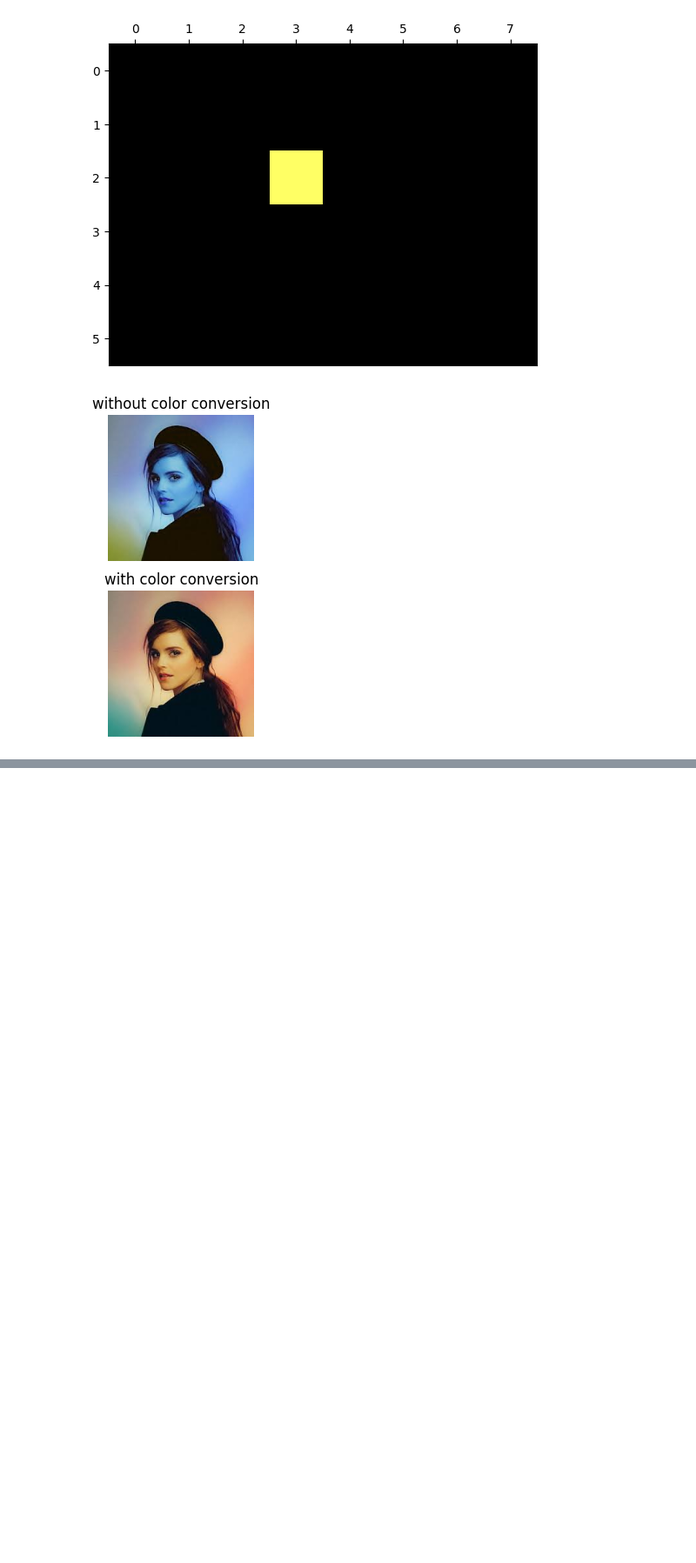
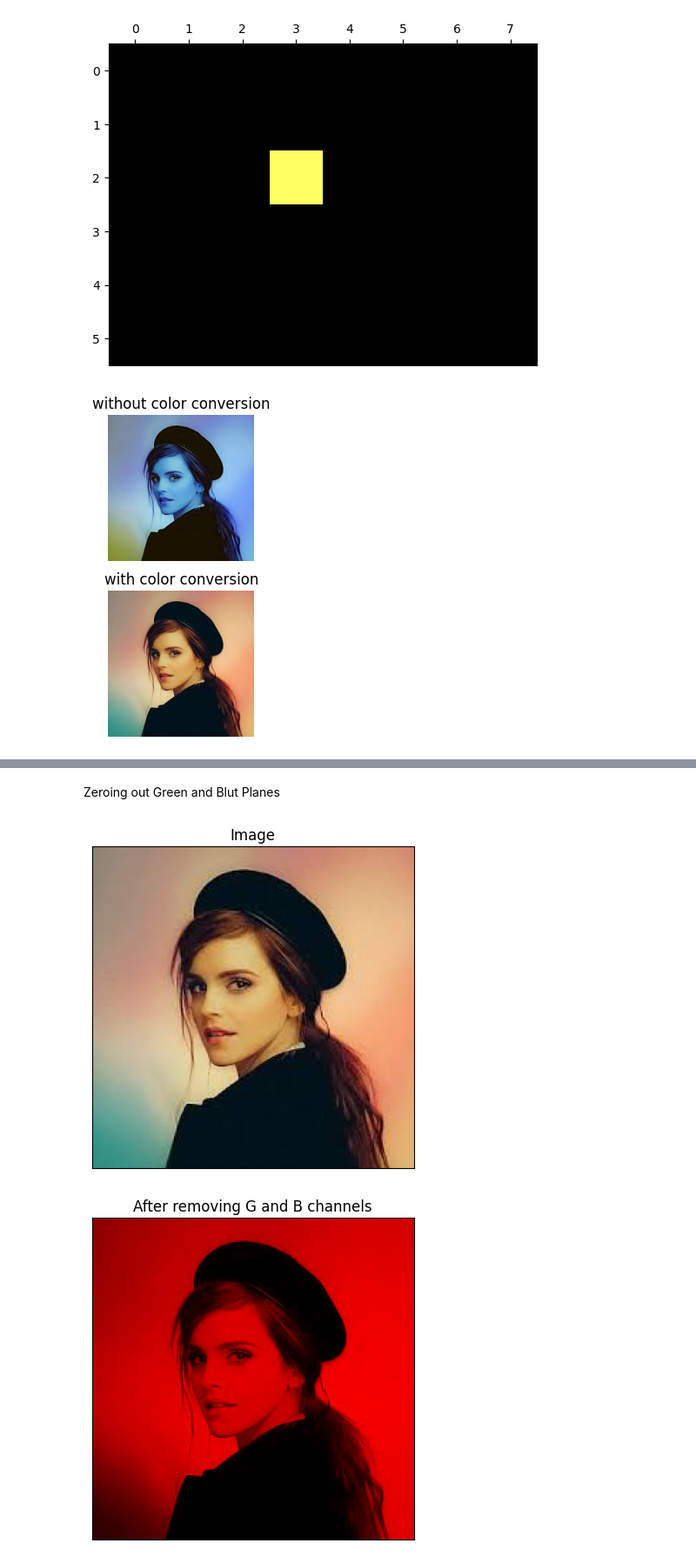
Before and after one commit to ywchanna2001/Computer-Vision, a Jupyter notebook: Grayscale_Image.ipynb, the cells around one changed output, grey strips where cells are left out. Shown at 87% size. Cells and saved outputs as stored; diff of their text form; code cells hidden in the pictures; blank space fills up the shorter version.

```diff
--- a/Grayscale_Image.ipynb
+++ b/Grayscale_Image.ipynb
@@ -61,0 +173,24 @@ cv.destroyAllWindows()
+# %% [markdown]
+Zeroing out Green and Blut Planes
+# %%
+%matplotlib inline
+import cv2 as cv
+import matplotlib.pyplot as plt
+img = cv.imread('media\emma.jfif',cv.IMREAD_COLOR)
+if img is None:
+    print("Could not open or find the image.")
+    assert False
+img = cv.cvtColor(img, cv.COLOR_BGR2RGB)
+plt.imshow(img)
+plt.title('Image')
+plt.xticks([]), plt.yticks([])
+plt.show()
+img[:,:,1:3] = 0 #[all rows, all columns, set G and B channels to 0]
+# 0 - Red, 1 - Green, 2 - Blue
+plt.imshow(img)
+plt.title('After removing G and B channels')
+plt.xticks([]), plt.yticks([])
+plt.show()
+# %% [output]
+[figure, added]
+[figure, added]
```
Also changed, not shown: parts of 12 cells of this notebook, 1 other file.
